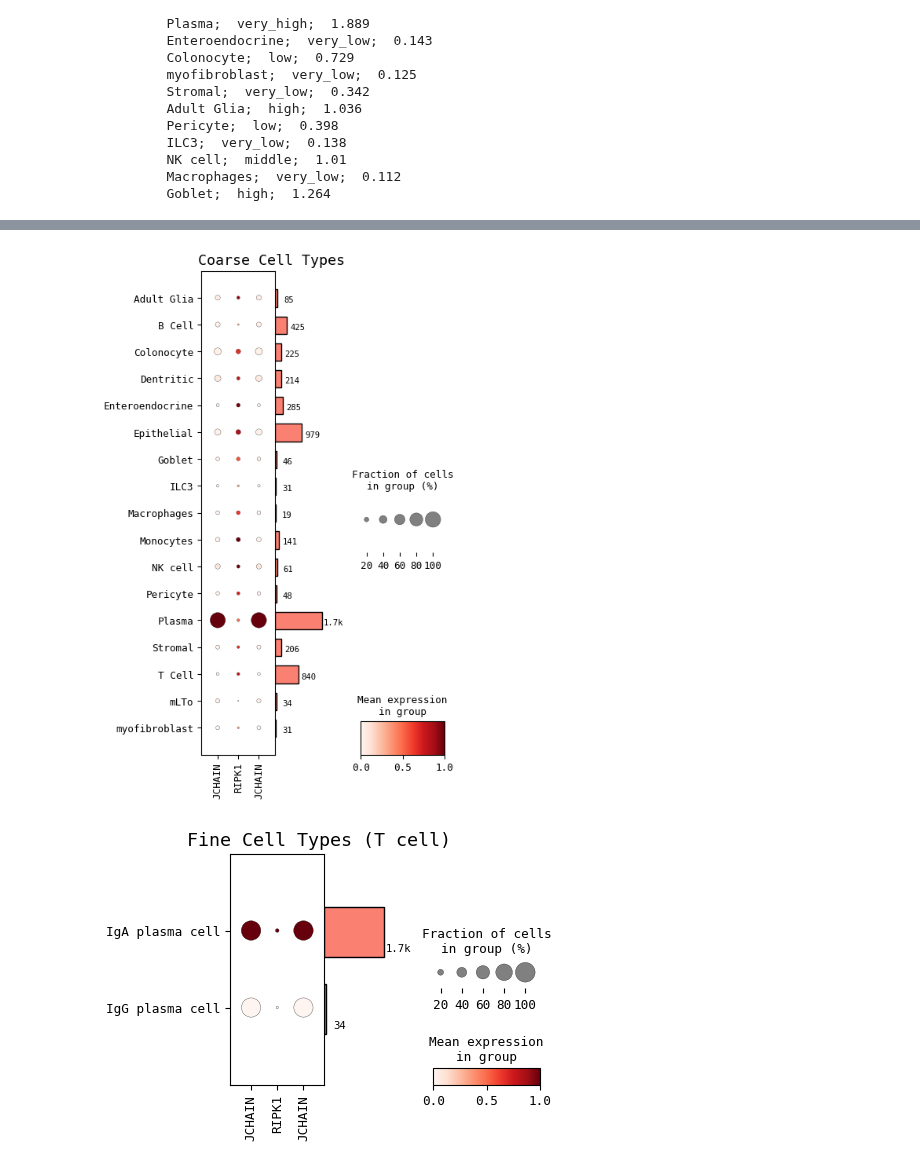
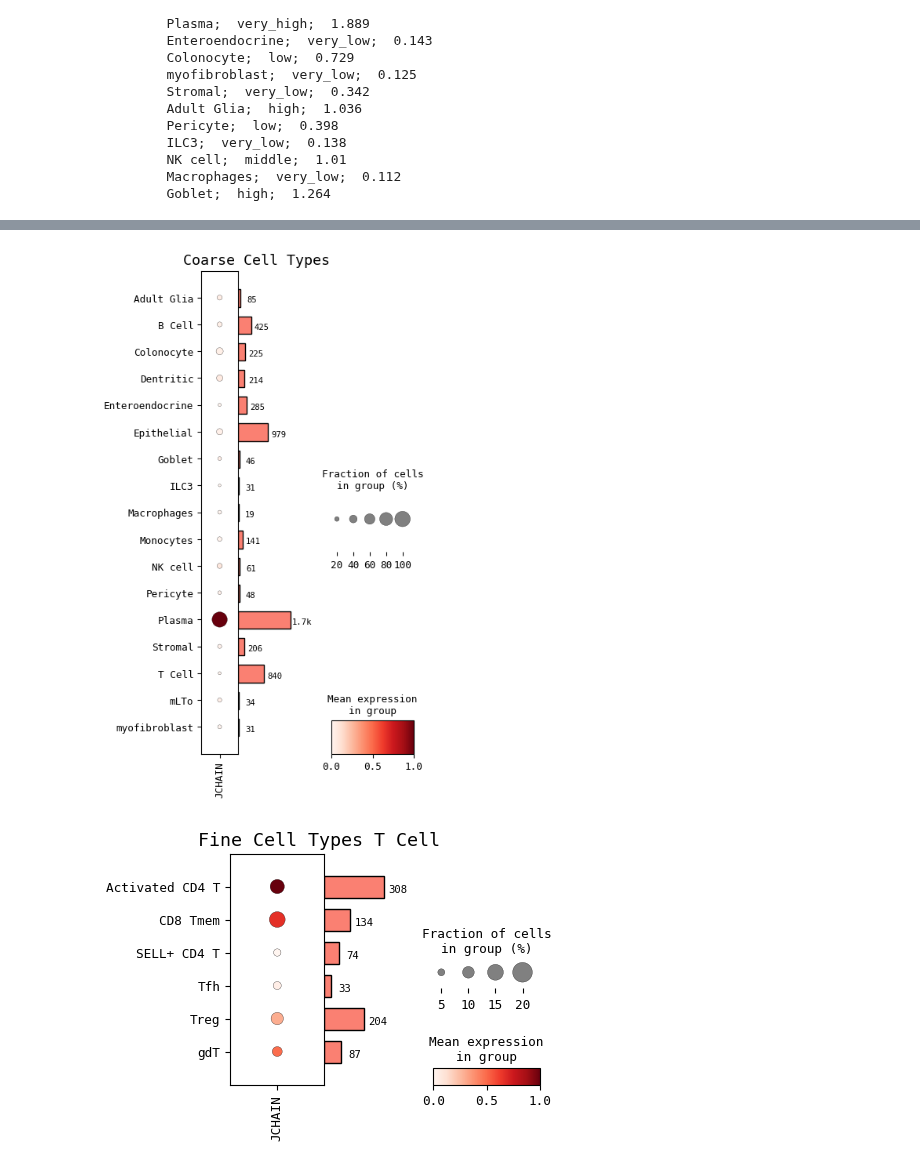
Before and after one commit to chickaroo/genereporter, a Jupyter notebook: src/pipeline.ipynb, the cells around one changed output, grey strips where cells are left out. Drawn from its saved outputs; the diff is of its cells as text; code cells hidden in the pictures.

```diff
--- a/src/pipeline.ipynb
+++ b/src/pipeline.ipynb
@@ -172,19 +184,21 @@ plt.rcParams["font.size"] = 11
 # %%
 # find expression across cell types of GOI here
 
-markers=[GOI, 'RIPK1']# TODO
-ax1 = sc.pl.dotplot(adata, var_names=markers, groupby='celltypist_cell_label_coarse', return_fig=True, standard_scale='var', title="Coarse Cell Types", figsize=(4,8))
+markers= GOI
+ax1 = sc.pl.dotplot(adata, var_names=markers, groupby='celltypist_cell_label_coarse',
+                    return_fig=True, standard_scale='var', title="Coarse Cell Types", figsize=(3.5,8))
 ax1.add_totals().show()
 # %% [output]
-[figure, old version]
+[figure, new version]
 # %%
-# TODO: zoom in AUTOMATICALLY on sub-cell types in cell type(s) where GOI is differentially expressed
+# TODO: make interactive: click on cell type to see fine cell types
+cell_type = 'T Cell'
 
 ax1 = sc.pl.dotplot(adata[adata.obs['celltypist_cell_label_coarse'] == cell_type], var_names=markers, groupby='celltypist_cell_label',
-                    return_fig=True, standard_scale='var', title='Fine Cell Types (T cell)', figsize=(4,3))
+                    return_fig=True, standard_scale='var', title=str('Fine Cell Types ' + cell_type), figsize=(4,3))
 ax1.add_totals().show()
 # %% [output]
-[figure, old version]
+[figure, new version]
 # %%
 ax2 = sc.pl.matrixplot(adata, markers, groupby='celltypist_cell_label_coarse', return_fig=True, layer='log_int_norm', standard_scale='var')
 ax2.add_totals().style(edge_color='black').show()
```
Also changed, not shown: parts of 34 cells of this notebook, 3 other files.
